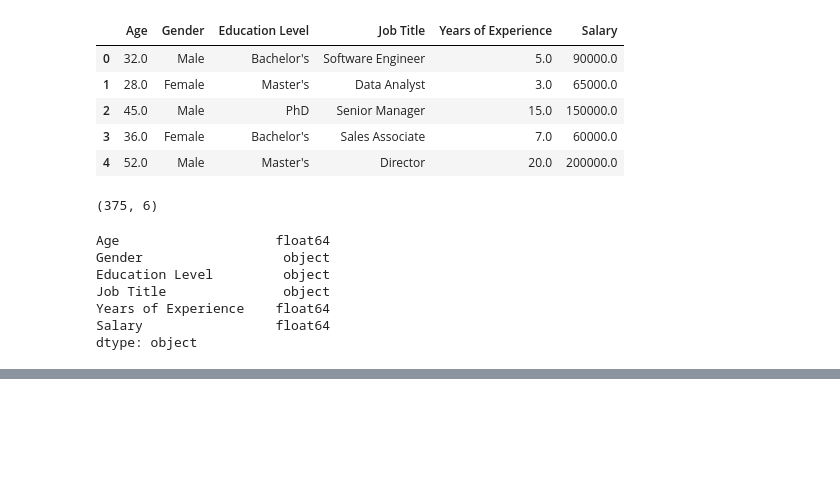
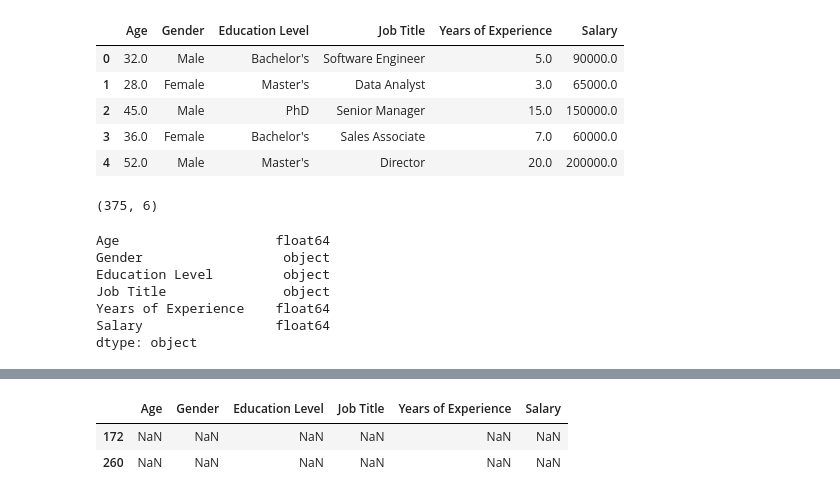
Before and after one commit to itsmepramila/salary-prediction, a Jupyter notebook: Introduction to linear regression salary prediction.ipynb, the cells around one changed output, grey strips where cells are left out. Drawn from its saved outputs; the diff is of its cells as text; code cells hidden in the pictures; blank space fills up the shorter version.

```diff
--- a/Introduction to linear regression salary prediction.ipynb
+++ b/Introduction to linear regression salary prediction.ipynb
@@ -43,0 +66,6 @@ dtype: object
+# %%
+df.loc[df.isna().any(axis='columns')]
+# %% [output]
+|  | Age | Gender | Education Level | Job Title | Years of Experience | Salary |
+| 172 | NaN | NaN | NaN | NaN | NaN | NaN |
+| 260 | NaN | NaN | NaN | NaN | NaN | NaN |
```
Also changed, not shown: parts of 7 cells of this notebook.
